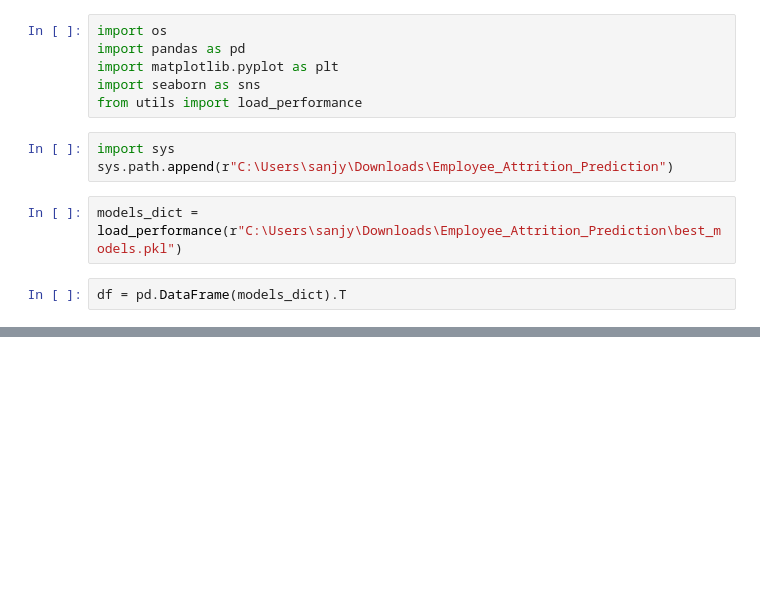
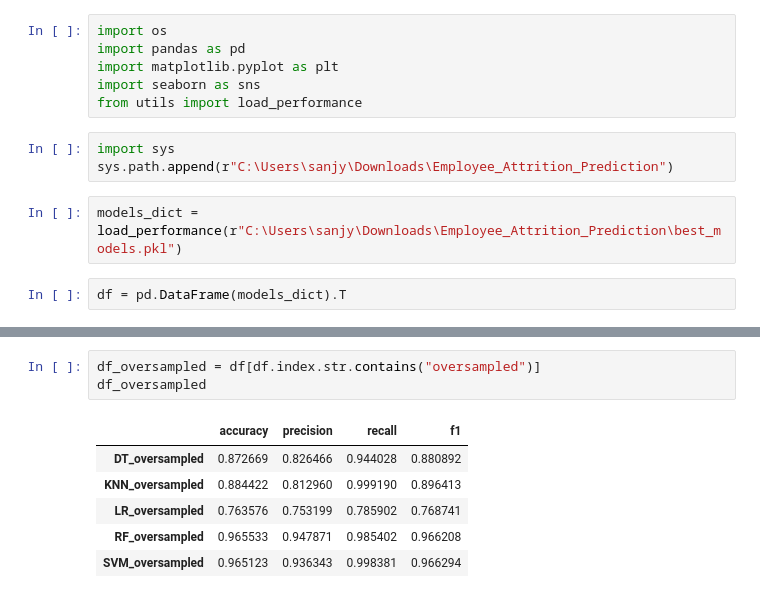
Before and after one commit to sanjyot02/Employee-Attrition-Prediction-ML, a Jupyter notebook: model_comparision.ipynb, the cells around one changed output, grey strips where cells are left out. Saved outputs shown, nothing was run; the diff lists cells and outputs as text; blank space fills up the shorter version.

```diff
--- a/model_comparision.ipynb
+++ b/model_comparision.ipynb
@@ -22,0 +43,10 @@ df
+# %%
+df_oversampled = df[df.index.str.contains("oversampled")]
+df_oversampled
+# %% [output]
+|  | accuracy | precision | recall | f1 |
+| DT_oversampled | 0.872669 | 0.826466 | 0.944028 | 0.880892 |
+| KNN_oversampled | 0.884422 | 0.812960 | 0.999190 | 0.896413 |
+| LR_oversampled | 0.763576 | 0.753199 | 0.785902 | 0.768741 |
+| RF_oversampled | 0.965533 | 0.947871 | 0.985402 | 0.966208 |
+| SVM_oversampled | 0.965123 | 0.936343 | 0.998381 | 0.966294 |
```
Also changed, not shown: parts of 5 cells of this notebook.
